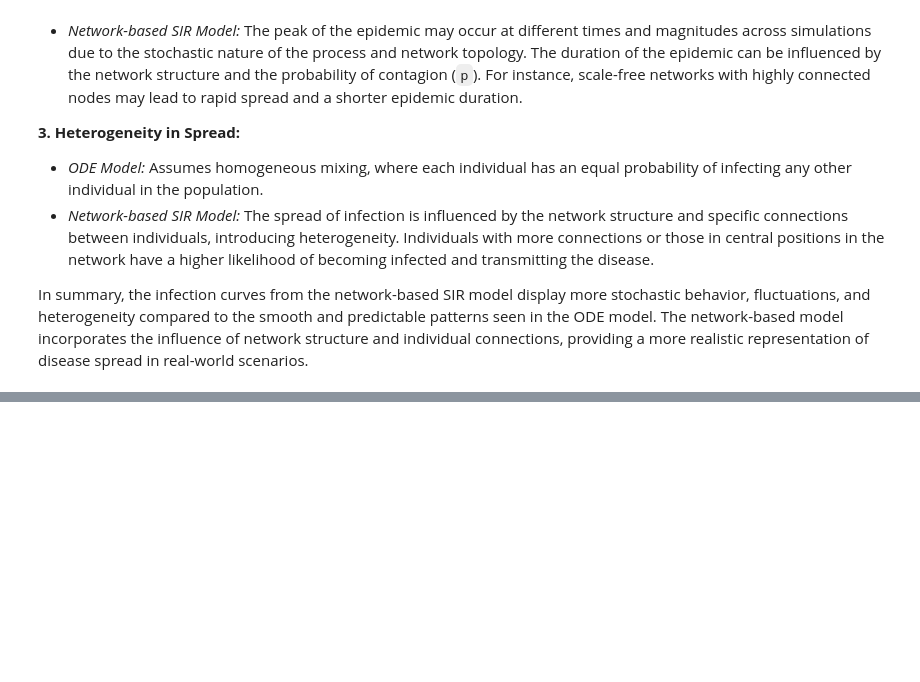
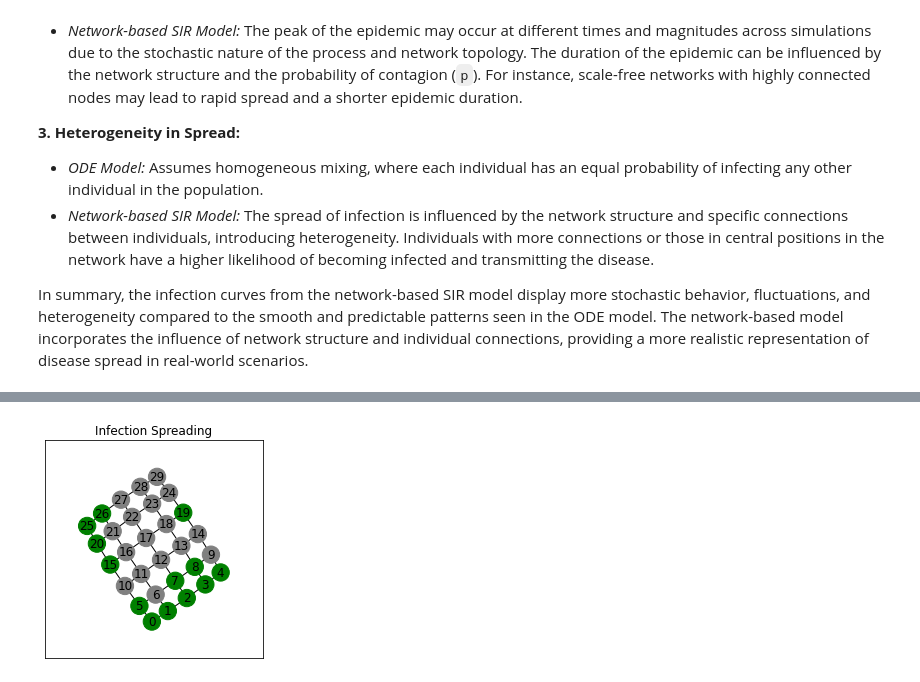
Before and after one commit to Ihorkostiuk01/Diffusion_Processes, a Jupyter notebook: lab_5.ipynb, the cells around one changed output, grey strips where cells are left out. Drawn from its saved outputs; the diff is of its cells as text; code cells hidden in the pictures; blank space fills up the shorter version.

```diff
--- a/lab_5.ipynb
+++ b/lab_5.ipynb
@@ -308,0 +504,86 @@ In summary, the infection curves from the network-based SIR model display more s
+# %%
+import networkx as nx
+import numpy as np
+import matplotlib.pyplot as plt
+import matplotlib.animation as animation
+
+def animate_infection_spreading(graph, p, num_simulations, duration):
+    fig, ax = plt.subplots()
+    ax.set_aspect('equal')
+    ax.set_xlim(-1.5, 1.5)
+    ax.set_ylim(-1.5, 1.5)
+    ax.set_xticks([])
+    ax.set_yticks([])
+    ax.set_title('Infection Spreading')
+
+    num_nodes = len(graph.nodes)
+    infected = set()
+    infected.add(np.random.choice(list(graph.nodes)))
+    susceptible = set(graph.nodes) - infected
+    recovered = set()
+
+    node_colors = ['green' if node in susceptible else 'red' if node in infected else 'gray' for node in graph.nodes]
+    pos = nx.spring_layout(graph)
+
+    def update(frame):
+        nonlocal infected, susceptible, recovered
+
+        infected_next = set()
+        for u in infected:
+            for v in graph.neighbors(u):
+                if v in susceptible and np.random.random() < p:
+                    infected_next.add(v)
+
+        recovered.update(infected)
+        infected = infected_next
+        susceptible -= infected
+
+        node_colors = ['green' if node in susceptible else 'red' if node in infected else 'gray' for node in graph.nodes]
+        ax.clear()
+        ax.set_aspect('equal')
+        ax.set_xlim(-1.5, 1.5)
+        ax.set_ylim(-1.5, 1.5)
+        ax.set_xticks([])
+        ax.set_yticks([])
+        ax.set_title('Infection Spreading')
+        nx.draw_networkx(graph, node_color=node_colors, ax=ax, pos=pos)
+
+    ani = animation.FuncAnimation(fig, update, frames=duration, interval=1000, repeat=False)
+
+    return ani
+
+# Network parameters
+num_nodes = 30
+p = 0.5
+duration = 20
+
+# (a) Simulate the model on a 2D lattice
+lattice = nx.grid_2d_graph(6, 5)
+lattice_1d = nx.convert_node_labels_to_integers(lattice, ordering='sorted')  # Convert to a 1D graph
+
+# (b) Simulate the model on a random graph
+random_graph = nx.gnm_random_graph(num_nodes, 60)  # 30 nodes, 60 edges
+
+# (c) Simulate the model on a Watts-Strogatz graph
+watts_strogatz_graph = nx.watts_strogatz_graph(num_nodes, 4, 0.3)
+
+# (d) Simulate the model on a Barabasi-Albert graph
+barabasi_albert_graph = nx.barabasi_albert_graph(num_nodes, 3)
+
+# Animation for 2D Lattice
+animation_lattice = animate_infection_spreading(lattice_1d, p, 1, duration)
+animation_lattice.save("infection_spreading_lattice.gif", writer='pillow')
+
+# Animation for Random Graph
+animation_random = animate_infection_spreading(random_graph, p, 1, duration)
+animation_random.save("infection_spreading_random.gif", writer='pillow')
+
+# Animation for Watts-Strogatz Graph
+animation_watts_strogatz = animate_infection_spreading(watts_strogatz_graph, p, 1, duration)
+animation_watts_strogatz.save("infection_spreading_watts_strogatz.gif", writer='pillow')
+
+# Animation for Barabasi-Albert Graph
+animation_barabasi_albert = animate_infection_spreading(barabasi_albert_graph, p, 1, duration)
+animation_barabasi_albert.save("infection_spreading_barabasi_albert.gif", writer='pillow')
+# %% [output]
+[figure, added]
```
Also changed, not shown: parts of 13 cells of this notebook.
